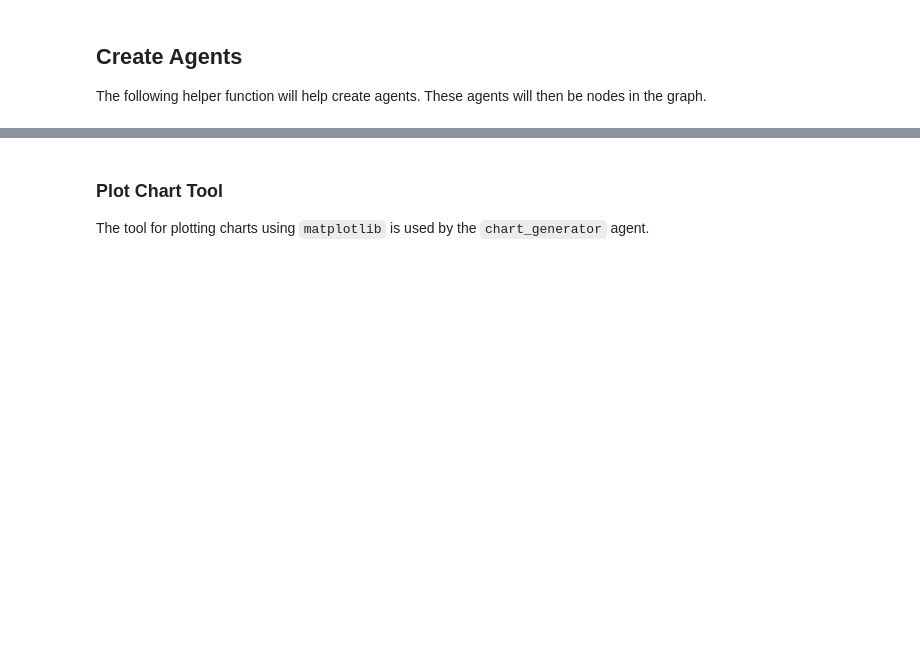
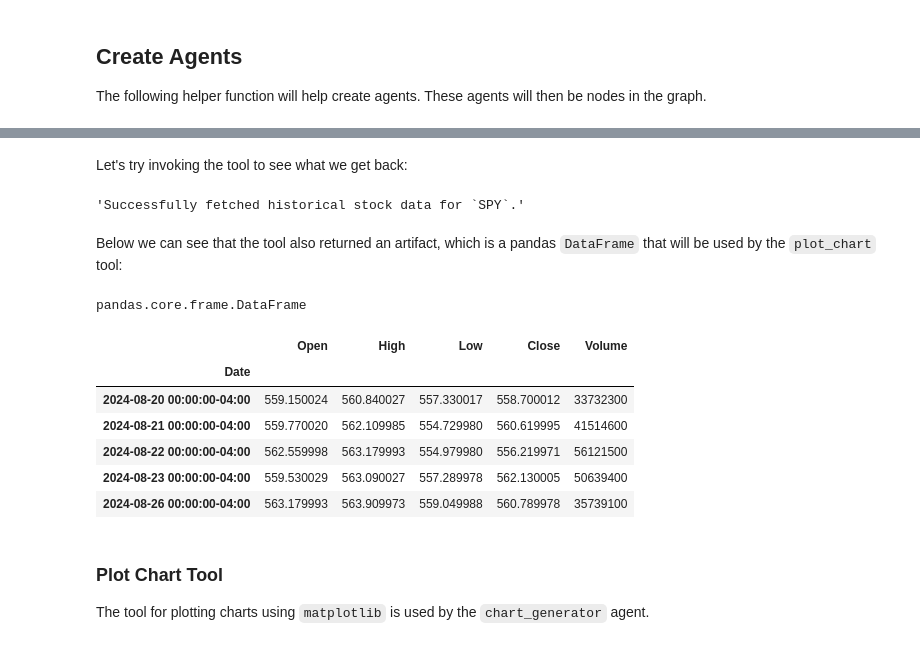
Before and after one commit to TCLee/multi-agent-collab, a Jupyter notebook: multi-agent-collab.ipynb, the cells around one changed output, grey strips where cells are left out. Drawn from its saved outputs; the diff is of its cells as text; code cells hidden in the pictures; blank space fills up the shorter version.

Commit message:
Add fetch historical stock data tool
Replace generic `web search tool` with more
specific `fetch historical stock data` tool.

```diff
--- a/multi-agent-collab.ipynb
+++ b/multi-agent-collab.ipynb
@@ -119,3 +175,41 @@ web_search_tool = TavilySearchResults(max_results=3)
+# %% [markdown]
+Let's try invoking the tool to see what we get back:
+# %%
+from langchain_core.messages import ToolCall
+
+# normally, this would be generated by the LLM
+tool_call = ToolCall(
+    name="get_historical_stock_data",
+    args={
+        "ticker_symbol": "SPY"
+    },
+    id=123,          # required
+    type="tool_call" # required
+)
+
+tool_result = get_historical_stock_data.invoke(
+    input=tool_call
+)
+# %%
+tool_result.content
+# %% [output]
+'Successfully fetched historical stock data for `SPY`.'
+# %% [markdown]
+Below we can see that the tool also returned an artifact, which is a pandas `DataFrame` that will be used by the `plot_chart` tool:
+# %%
+type(tool_result.artifact)
+# %% [output]
+pandas.core.frame.DataFrame
+# %%
+tool_result.artifact.tail()
+# %% [output]
+|  | Open | High | Low | Close | Volume |
+| Date |  |  |  |  |  |
+| 2024-08-20 00:00:00-04:00 | 559.150024 | 560.840027 | 557.330017 | 558.700012 | 33732300 |
+| 2024-08-21 00:00:00-04:00 | 559.770020 | 562.109985 | 554.729980 | 560.619995 | 41514600 |
+| 2024-08-22 00:00:00-04:00 | 562.559998 | 563.179993 | 554.979980 | 556.219971 | 56121500 |
+| 2024-08-23 00:00:00-04:00 | 559.530029 | 563.090027 | 557.289978 | 562.130005 | 50639400 |
+| 2024-08-26 00:00:00-04:00 | 563.179993 | 563.909973 | 559.049988 | 560.789978 | 35739100 |
 # %% [markdown]
 ### Plot Chart Tool
 
```
Also changed, not shown: parts of 4 cells of this notebook.
